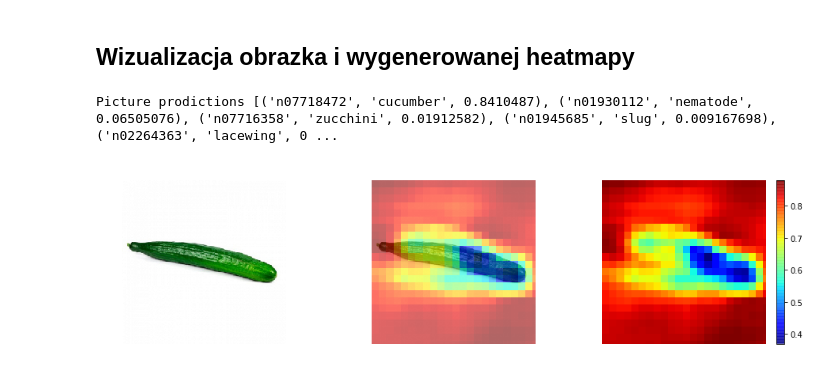
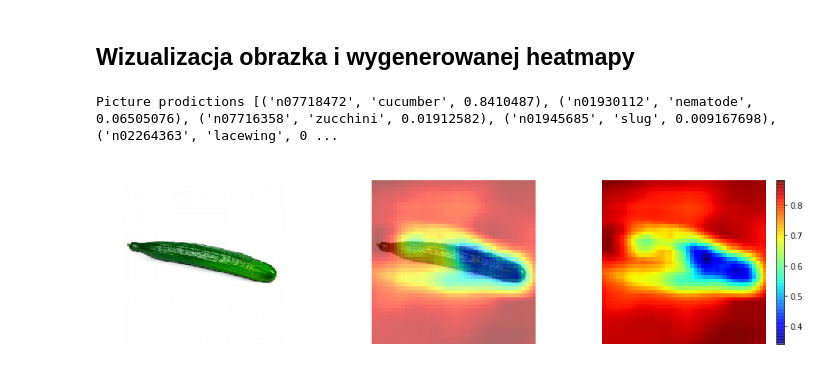
Before and after one commit to Klooskie/NN, a Jupyter notebook: Homework2.ipynb, the cells around one changed output. Cells and saved outputs as stored; diff of their text form; code cells hidden in the pictures.

```diff
--- a/Homework2.ipynb
+++ b/Homework2.ipynb
@@ -108,15 +108,15 @@ preprocessed_image = k_mobilenet_v2.preprocess_input(preprocessed_image)
 # %%
 visualize_heatmap(
     generate_heatmap(
         model,
         preprocessed_image,
         rectangle_height=30,
         rectangle_width=30,
-        vertical_move=10,
-        horizontal_move=10,
+        vertical_move=5,
+        horizontal_move=5,
     ),
     image
 )
 # %% [output]
 Picture prodictions [('n07718472', 'cucumber', 0.8410487), ('n01930112', 'nematode', 0.06505076), ('n07716358', 'zucchini', 0.01912582), ('n01945685', 'slug', 0.009167698), ('n02264363', 'lacewing', 0 ...
-[figure, old version]
+[figure, new version]
```
Also changed, not shown: parts of 2 cells of this notebook, 10 other files.
